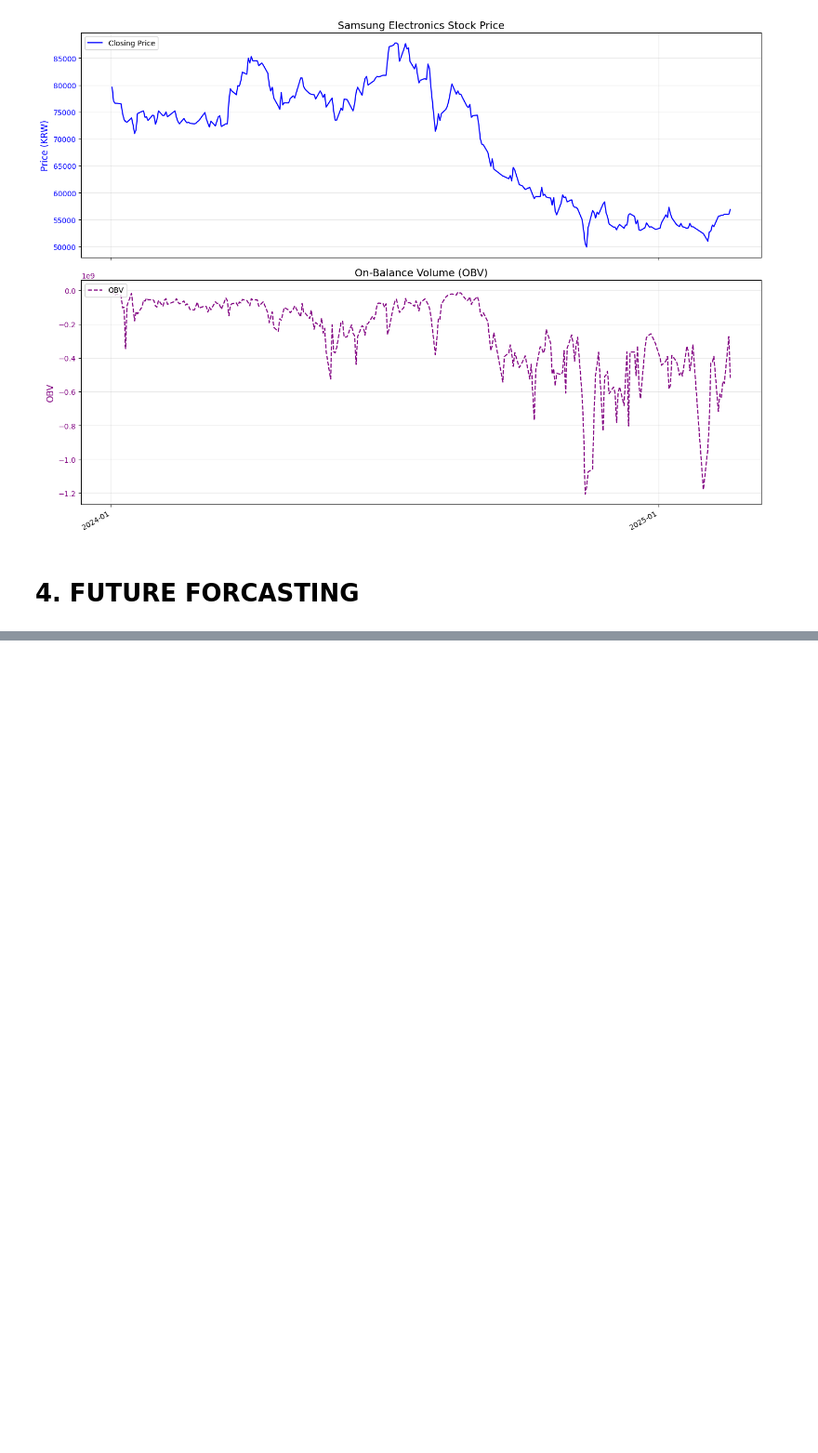
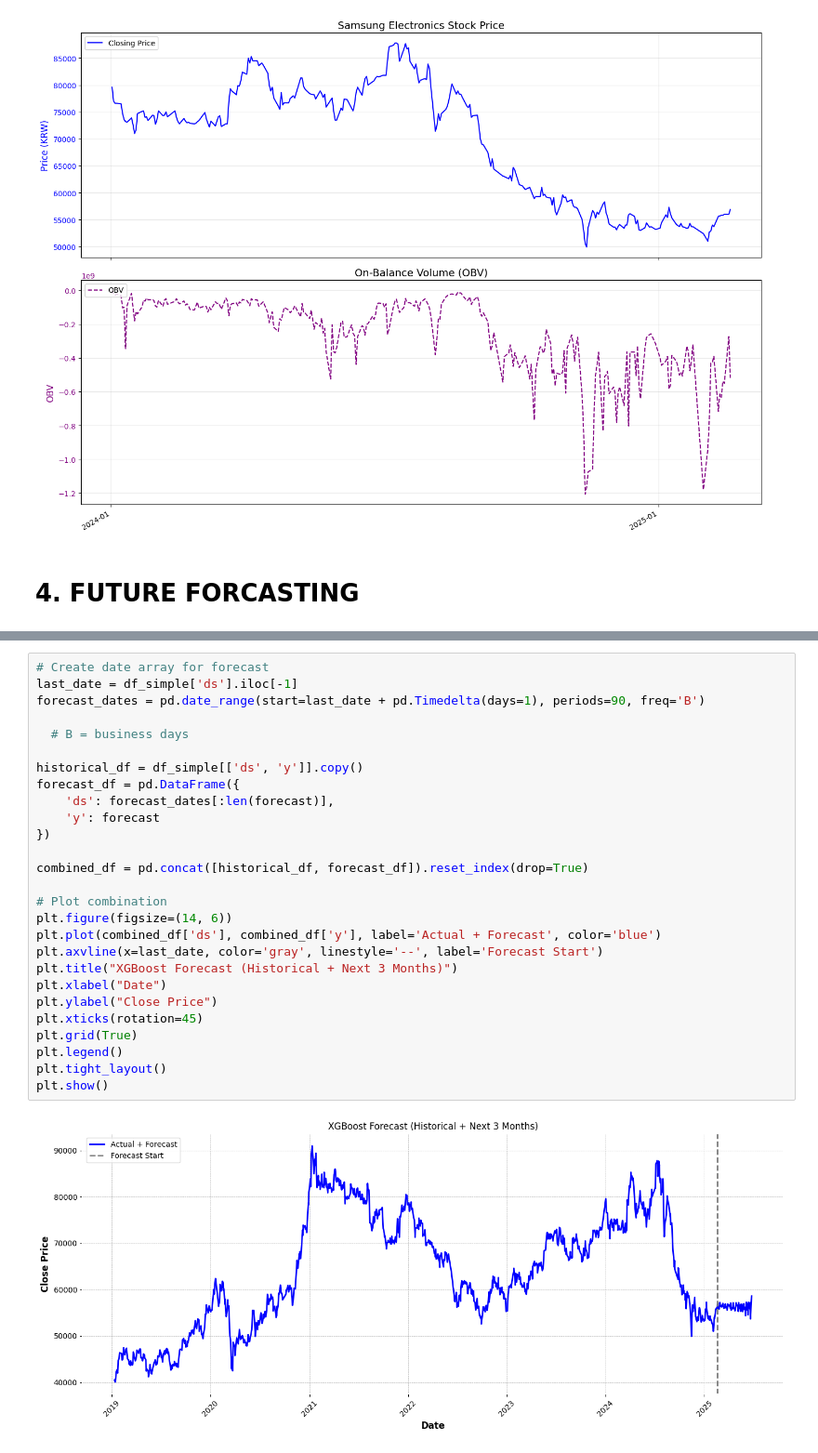
Before and after one commit to BIGDATA-GROUP-4/Samsung-Stock-Price, a Jupyter notebook: Samsung_stockprice.ipynb, the cells around one changed output, grey strips where cells are left out. Shown at 93% size. Drawn from its saved outputs; the diff is of its cells as text; blank space fills up the shorter version.

```diff
--- a/Samsung_stockprice.ipynb
+++ b/Samsung_stockprice.ipynb
@@ -889,0 +739,29 @@ TypeError: unsupported operand type(s) for +: 'numpy.int64' and 'Timedelta'
+# %%
+# Create date array for forecast
+last_date = df_simple['ds'].iloc[-1]
+forecast_dates = pd.date_range(start=last_date + pd.Timedelta(days=1), periods=90, freq='B')
+
+  # B = business days
+
+historical_df = df_simple[['ds', 'y']].copy()
+forecast_df = pd.DataFrame({
+    'ds': forecast_dates[:len(forecast)],
+    'y': forecast
+})
+
+combined_df = pd.concat([historical_df, forecast_df]).reset_index(drop=True)
+
+# Plot combination
+plt.figure(figsize=(14, 6))
+plt.plot(combined_df['ds'], combined_df['y'], label='Actual + Forecast', color='blue')
+plt.axvline(x=last_date, color='gray', linestyle='--', label='Forecast Start')
+plt.title("XGBoost Forecast (Historical + Next 3 Months)")
+plt.xlabel("Date")
+plt.ylabel("Close Price")
+plt.xticks(rotation=45)
+plt.grid(True)
+plt.legend()
+plt.tight_layout()
+plt.show()
+# %% [output]
+[figure, added]
```
Also changed, not shown: parts of 40 cells of this notebook, 3 other files.
